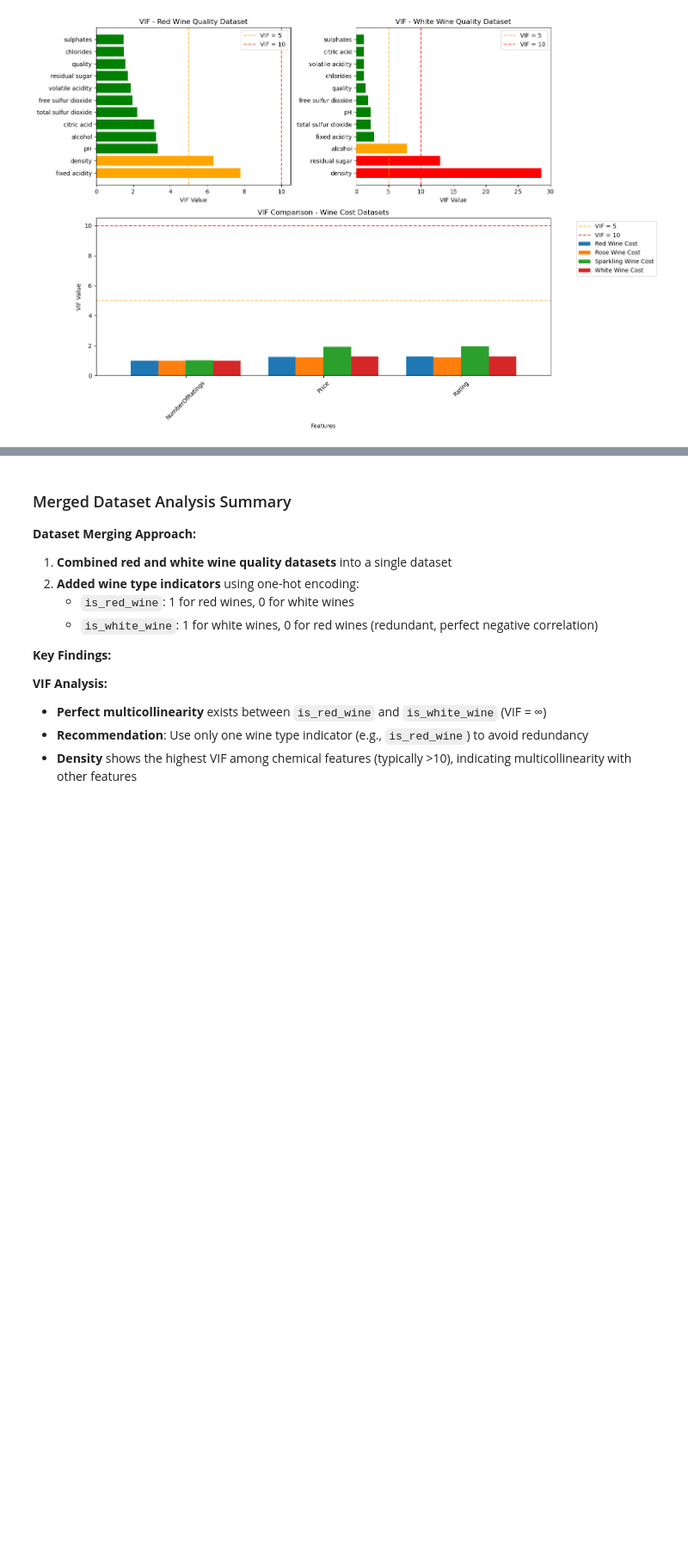
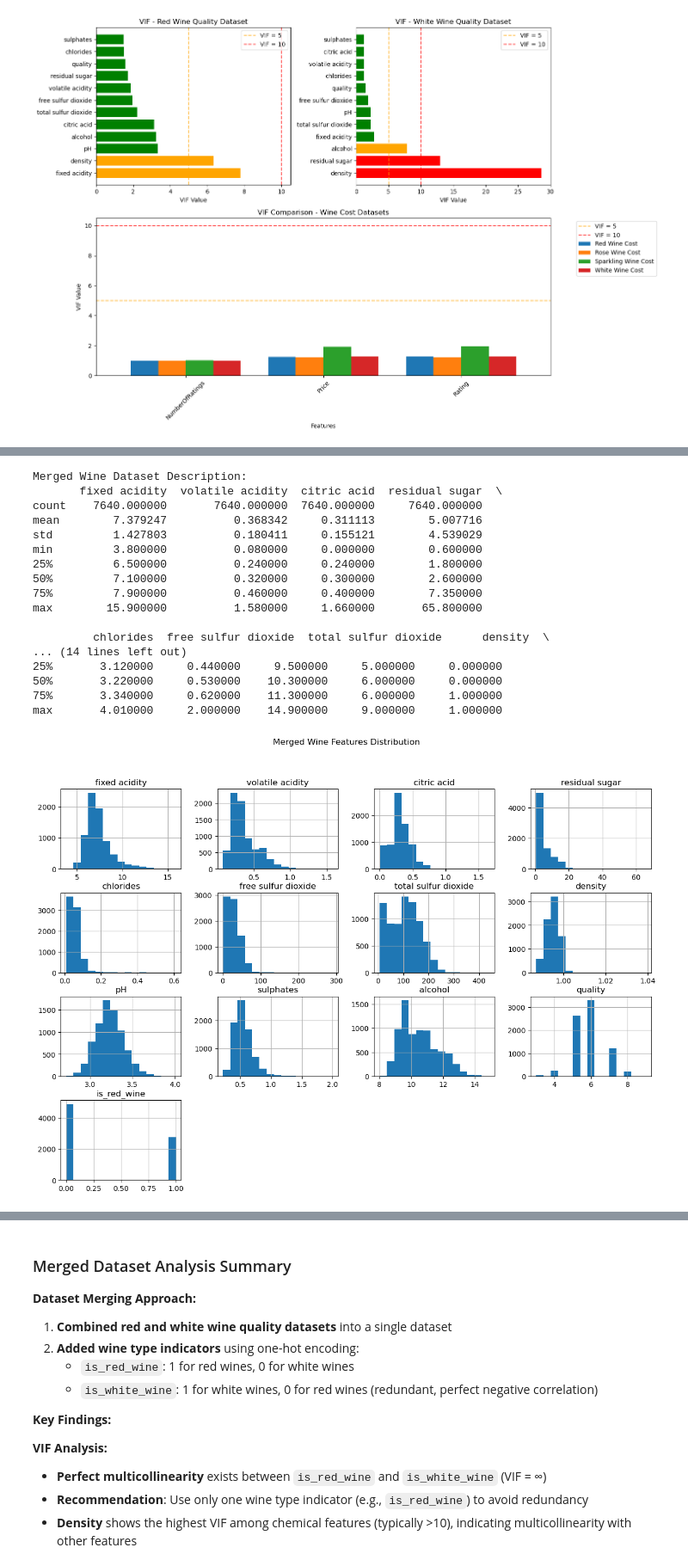
Before and after one commit to dylangeorg3/ENGG2112_Project, a Jupyter notebook: DatasetAnalysis.ipynb, the cells around one changed output, grey strips where cells are left out. Shown at 86% size. Saved outputs shown, nothing was run; the diff lists cells and outputs as text; code cells hidden in the pictures; blank space fills up the shorter version.

```diff
--- a/DatasetAnalysis.ipynb
+++ b/DatasetAnalysis.ipynb
@@ -1374,0 +1388,27 @@ plt.show()
+# %%
+# Visualise Datasets
+# Histograms for each feature in red wine dataset
+print("\nMerged Wine Dataset Description:")
+print(df_merged.describe())
+df_merged.hist(bins=15, figsize=(15, 10))
+plt.suptitle("Merged Wine Features Distribution")
+plt.show()
+# %% [output]
+Merged Wine Dataset Description:
+       fixed acidity  volatile acidity  citric acid  residual sugar  \
+count    7640.000000       7640.000000  7640.000000     7640.000000
+mean        7.379247          0.368342     0.311113        5.007716
+std         1.427803          0.180411     0.155121        4.539029
+min         3.800000          0.080000     0.000000        0.600000
+25%         6.500000          0.240000     0.240000        1.800000
+50%         7.100000          0.320000     0.300000        2.600000
+75%         7.900000          0.460000     0.400000        7.350000
+max        15.900000          1.580000     1.660000       65.800000
+
+         chlorides  free sulfur dioxide  total sulfur dioxide      density  \
+... (14 lines left out)
+25%       3.120000     0.440000     9.500000     5.000000     0.000000
+50%       3.220000     0.530000    10.300000     6.000000     0.000000
+75%       3.340000     0.620000    11.300000     6.000000     1.000000
+max       4.010000     2.000000    14.900000     9.000000     1.000000
+[figure, added]
```
Also changed, not shown: parts of 17 cells of this notebook, 2 other files.
